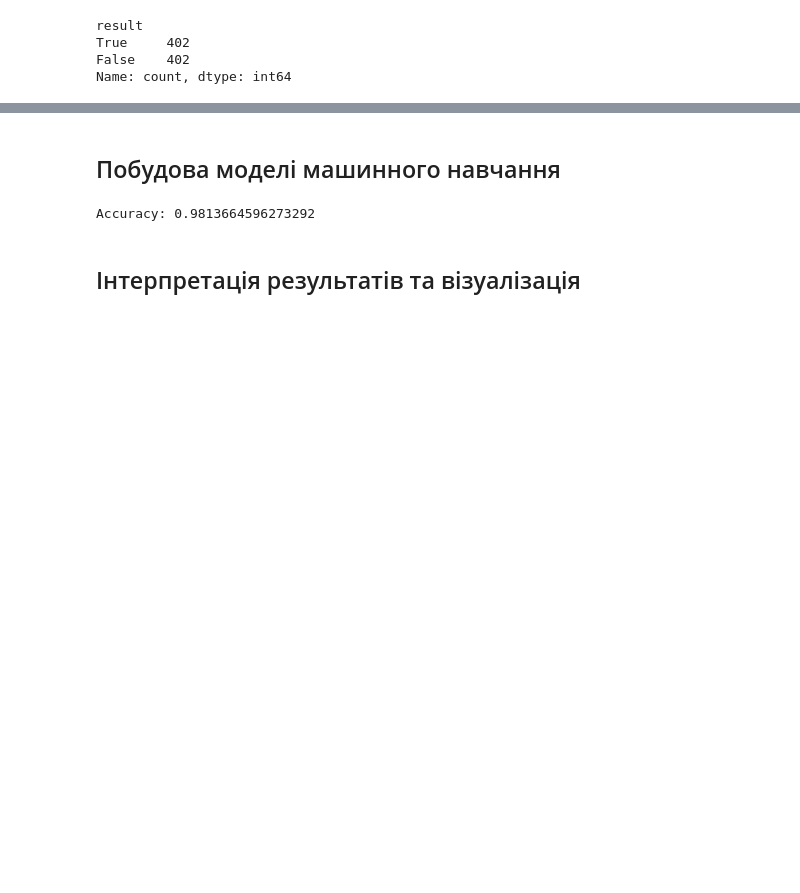
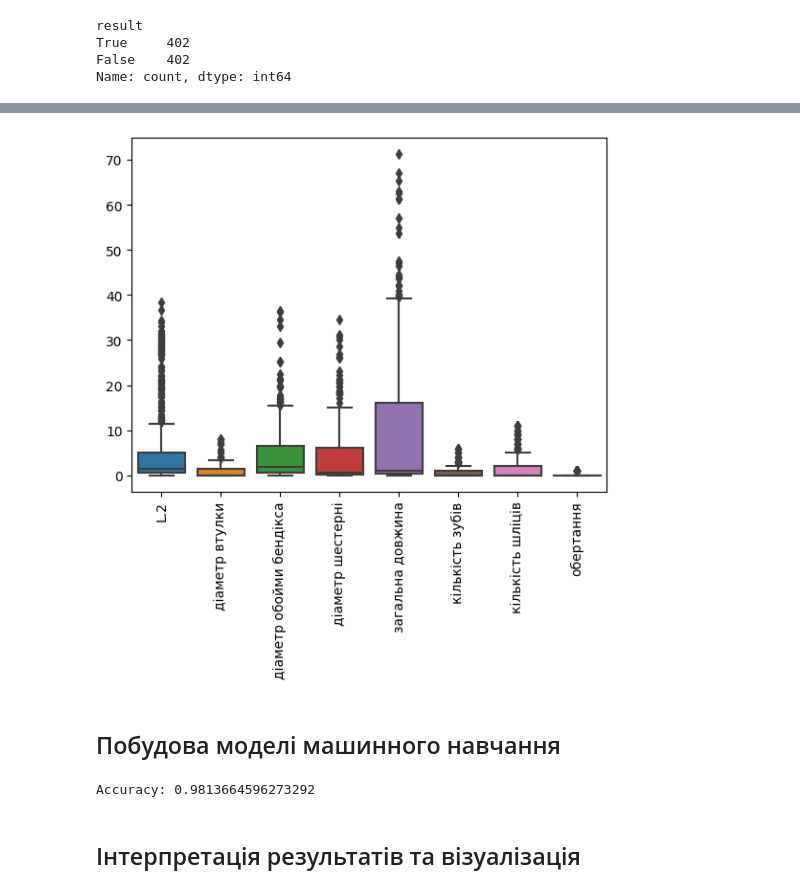
Before and after one commit to KonstantinKozhemiakin/ProjectDetectCross, a Jupyter notebook: project.ipynb, the cells around one changed output, grey strips where cells are left out. Drawn from its saved outputs; the diff is of its cells as text; code cells hidden in the pictures; blank space fills up the shorter version.

Commit message:
add proj description and boxplot

```diff
--- a/project.ipynb
+++ b/project.ipynb
@@ -455,3 +457,10 @@ plt.show()
+# %%
+sns.boxplot(data=data.iloc[:, 2:10])
+#plt.ylim(0, 100)
+plt.gca().xaxis.set_tick_params(rotation=90)
+plt.show()
+# %% [output]
+[figure, added]
 # %% [markdown]
 ## Побудова моделі машинного навчання
 # %%
```
Also changed, not shown: parts of 44 cells of this notebook, 1 other file.
